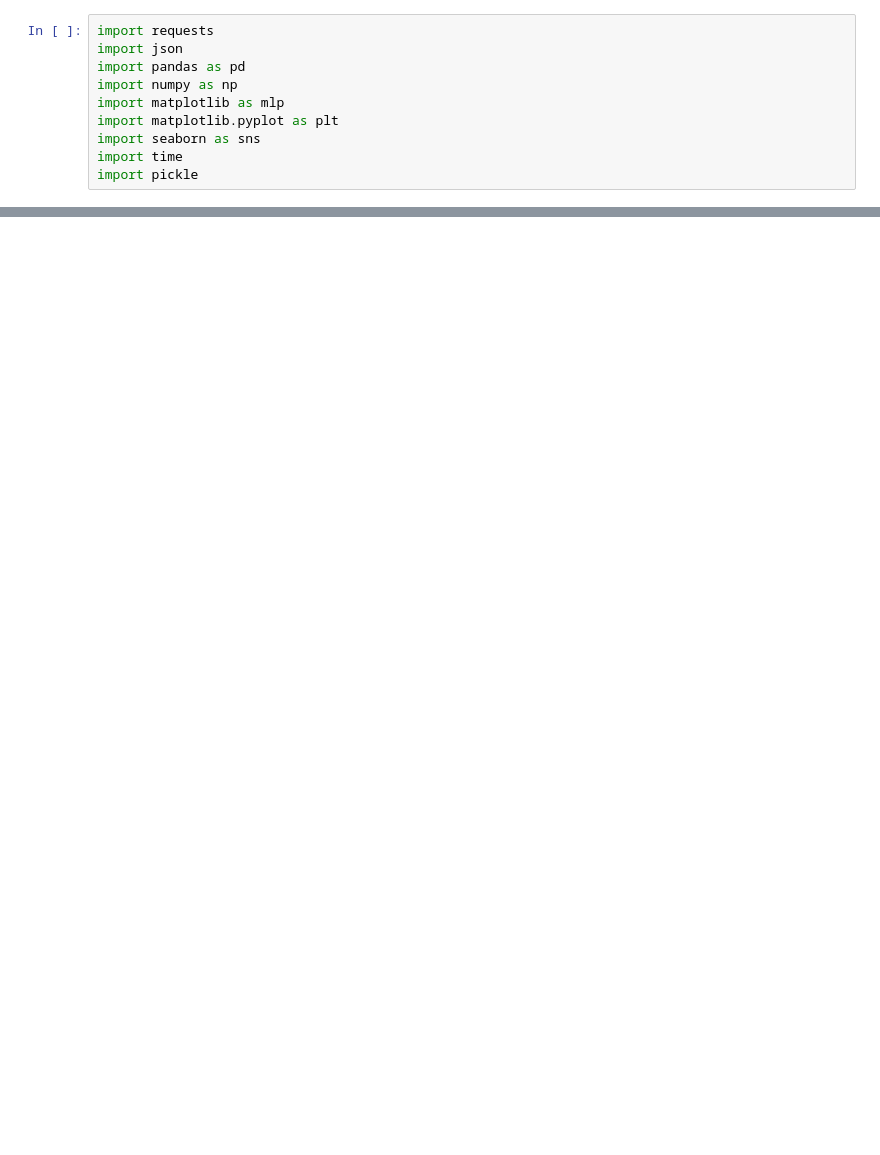
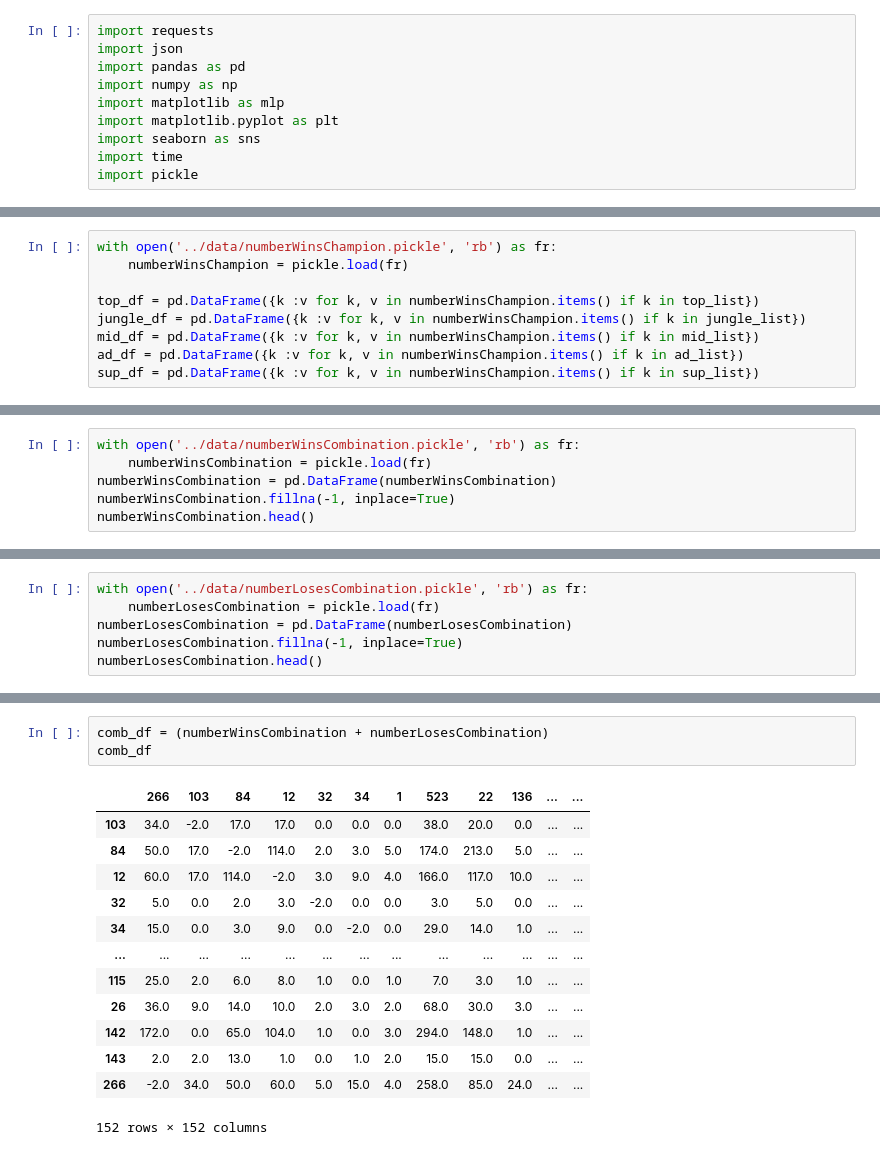
Before and after one commit to CSID-DGU/2020-2-OSSP-CP-DHL-3, a Jupyter notebook: src/jw.ipynb, the cells around one changed output, grey strips where cells are left out. Drawn from its saved outputs; the diff is of its cells as text; blank space fills up the shorter version.

```diff
--- a/src/jw.ipynb
+++ b/src/jw.ipynb
@@ -45,3 +26,12 @@ top_list
+# %%
+with open('../data/numberWinsChampion.pickle', 'rb') as fr:
+    numberWinsChampion = pickle.load(fr)
+
+top_df = pd.DataFrame({k :v for k, v in numberWinsChampion.items() if k in top_list})
+jungle_df = pd.DataFrame({k :v for k, v in numberWinsChampion.items() if k in jungle_list})
+mid_df = pd.DataFrame({k :v for k, v in numberWinsChampion.items() if k in mid_list})
+ad_df = pd.DataFrame({k :v for k, v in numberWinsChampion.items() if k in ad_list})
+sup_df = pd.DataFrame({k :v for k, v in numberWinsChampion.items() if k in sup_list})
 # %%
 with open('../data/numberWinsChampion.pickle', 'rb') as fr:
     numberWinsChampion = pickle.load(fr)
@@ -86,0 +79,6 @@ top_df
+# %%
+with open('../data/numberWinsCombination.pickle', 'rb') as fr:
+    numberWinsCombination = pickle.load(fr)
+numberWinsCombination = pd.DataFrame(numberWinsCombination)
+numberWinsCombination.fillna(-1, inplace=True)
+numberWinsCombination.head()
@@ -86,0 +93,6 @@ top_df
+# %%
+with open('../data/numberLosesCombination.pickle', 'rb') as fr:
+    numberLosesCombination = pickle.load(fr)
+numberLosesCombination = pd.DataFrame(numberLosesCombination)
+numberLosesCombination.fillna(-1, inplace=True)
+numberLosesCombination.head()
@@ -86,0 +107,17 @@ top_df
+# %%
+comb_df = (numberWinsCombination + numberLosesCombination)
+comb_df
+# %% [output]
+|  | 266 | 103 | 84 | 12 | 32 | 34 | 1 | 523 | 22 | 136 | ... | ... |
+| 103 | 34.0 | -2.0 | 17.0 | 17.0 | 0.0 | 0.0 | 0.0 | 38.0 | 20.0 | 0.0 | ... | ... |
+| 84 | 50.0 | 17.0 | -2.0 | 114.0 | 2.0 | 3.0 | 5.0 | 174.0 | 213.0 | 5.0 | ... | ... |
+| 12 | 60.0 | 17.0 | 114.0 | -2.0 | 3.0 | 9.0 | 4.0 | 166.0 | 117.0 | 10.0 | ... | ... |
+| 32 | 5.0 | 0.0 | 2.0 | 3.0 | -2.0 | 0.0 | 0.0 | 3.0 | 5.0 | 0.0 | ... | ... |
+| 34 | 15.0 | 0.0 | 3.0 | 9.0 | 0.0 | -2.0 | 0.0 | 29.0 | 14.0 | 1.0 | ... | ... |
+| ... | ... | ... | ... | ... | ... | ... | ... | ... | ... | ... | ... | ... |
+| 115 | 25.0 | 2.0 | 6.0 | 8.0 | 1.0 | 0.0 | 1.0 | 7.0 | 3.0 | 1.0 | ... | ... |
+| 26 | 36.0 | 9.0 | 14.0 | 10.0 | 2.0 | 3.0 | 2.0 | 68.0 | 30.0 | 3.0 | ... | ... |
+| 142 | 172.0 | 0.0 | 65.0 | 104.0 | 1.0 | 0.0 | 3.0 | 294.0 | 148.0 | 1.0 | ... | ... |
+| 143 | 2.0 | 2.0 | 13.0 | 1.0 | 0.0 | 1.0 | 2.0 | 15.0 | 15.0 | 0.0 | ... | ... |
+| 266 | -2.0 | 34.0 | 50.0 | 60.0 | 5.0 | 15.0 | 4.0 | 258.0 | 85.0 | 24.0 | ... | ... |
+152 rows × 152 columns
```
Also changed, not shown: parts of 12 cells of this notebook, 1 other file.
